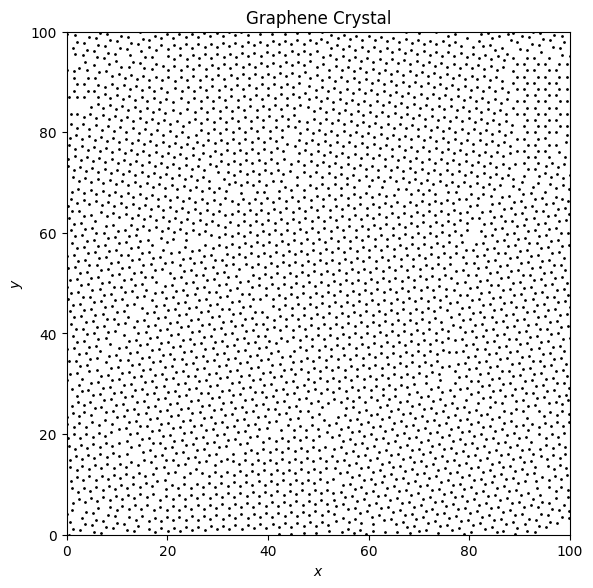
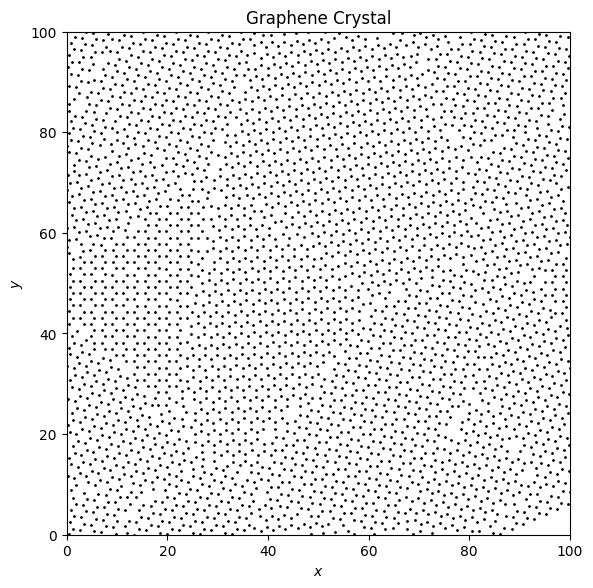
Code edit (unified diff) that turned the first committed figure into the second:
--- before
+++ after
@@ -1,3 +1,10 @@
 graphene_final = Graphene.load_crystal("results/final_crystal.npz")
 graphene_final.plot_atoms()
+plt.show()
 graphene_final.plot_bonds()
+plt.show()
+
+graphene_final.compute_observables()
+G6_final = graphene_final.G6
+plt.plot(G6_final, 'o')
+plt.show()

Commit: starting MD test